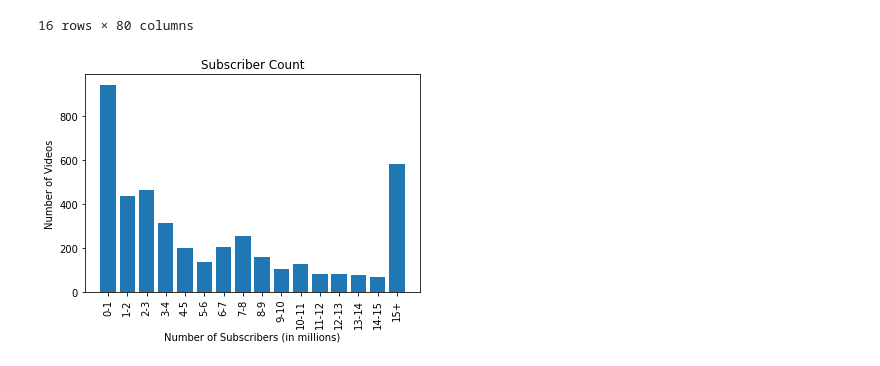
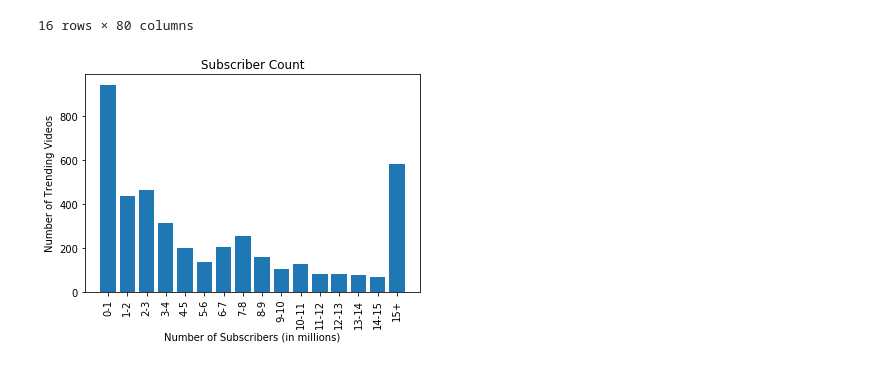
Before and after one commit to hannah8075/youtube-analysis, a Jupyter notebook: video_data.ipynb, the cells around one changed output. Cells and saved outputs as stored; diff of their text form; code cells hidden in the pictures.

Commit message:
changed graph

```diff
--- a/video_data.ipynb
+++ b/video_data.ipynb
@@ -100,13 +100,13 @@ subscribers_df.describe()
 # %%
 subscribers_data = subscribers_df["subscriber range"].value_counts()
 subscribers_data
 
 plt.bar(bin_titles, subscribers_data.values)
 
 plt.xticks(rotation=90)
-plt.ylabel("Number of Videos")
+plt.ylabel("Number of Trending Videos")
 plt.xlabel("Number of Subscribers (in millions)")
 plt.title("Subscriber Count")
 plt.show()
 # %% [output]
-[figure, old version]
+[figure, new version]
```
